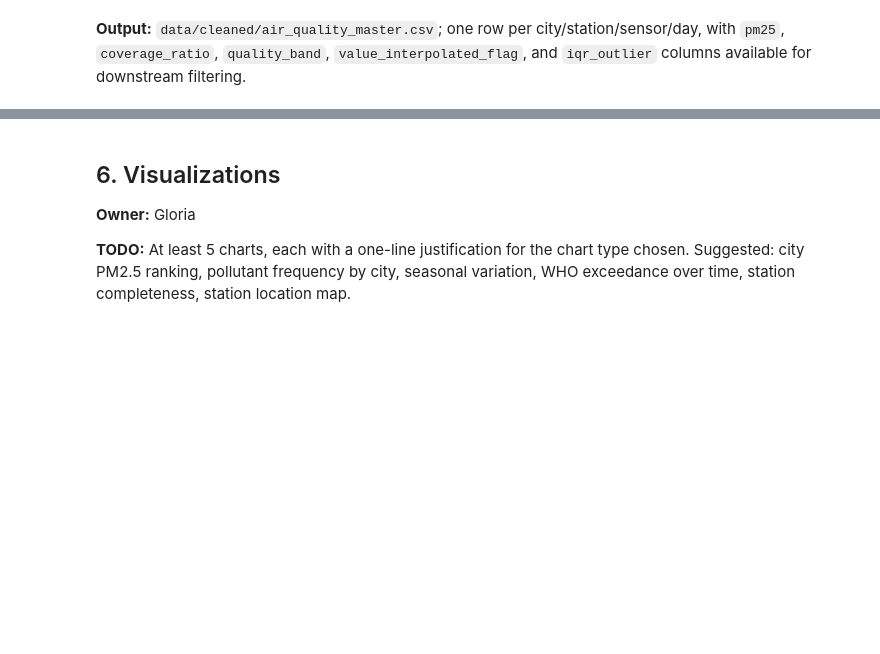
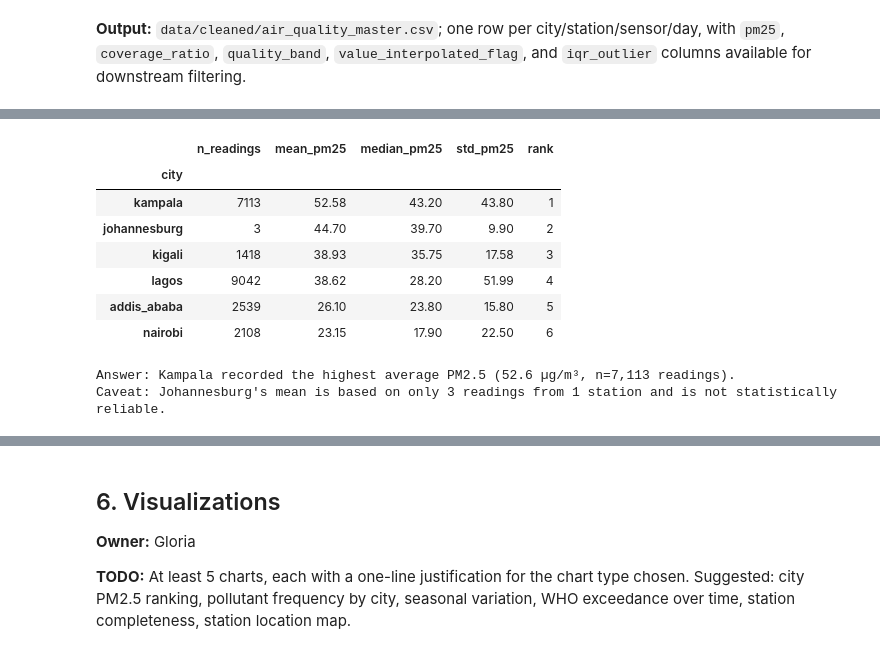
Before and after one commit to Simiyu-Gloria/air-quality-analysis-capstone, a Jupyter notebook: notebooks/analysis.ipynb, the cells around one changed output, grey strips where cells are left out. Drawn from its saved outputs; the diff is of its cells as text; code cells hidden in the pictures; blank space fills up the shorter version.

```diff
--- a/notebooks/analysis.ipynb
+++ b/notebooks/analysis.ipynb
@@ -705,0 +743,24 @@ QA's .duplicated() check detected 0 duplicates; this matches that finding; the s
+# %%
+# Question 1
+q1 = df.groupby('city')['pm25'].agg(
+    n_readings='count', mean_pm25='mean', median_pm25='median', std_pm25='std'
+).sort_values('mean_pm25', ascending=False)
+q1['rank'] = range(1, len(q1) + 1)
+q1
+# %% [output]
+|  | n_readings | mean_pm25 | median_pm25 | std_pm25 | rank |
+| city |  |  |  |  |  |
+| kampala | 7113 | 52.58 | 43.20 | 43.80 | 1 |
+| johannesburg | 3 | 44.70 | 39.70 | 9.90 | 2 |
+| kigali | 1418 | 38.93 | 35.75 | 17.58 | 3 |
+| lagos | 9042 | 38.62 | 28.20 | 51.99 | 4 |
+| addis_ababa | 2539 | 26.10 | 23.80 | 15.80 | 5 |
+| nairobi | 2108 | 23.15 | 17.90 | 22.50 | 6 |
+# %%
+top_city = q1.index[0]
+print(f"Answer: {top_city.replace('_', ' ').title()} recorded the highest average PM2.5 "
+      f"({q1.loc[top_city, 'mean_pm25']:.1f} µg/m³, n={q1.loc[top_city, 'n_readings']:,.0f} readings).")
+print("Caveat: Johannesburg's mean is based on only 3 readings from 1 station and is not statistically reliable.")
+# %% [output]
+Answer: Kampala recorded the highest average PM2.5 (52.6 µg/m³, n=7,113 readings).
+Caveat: Johannesburg's mean is based on only 3 readings from 1 station and is not statistically reliable.
```
Also changed, not shown: parts of 23 cells of this notebook.
